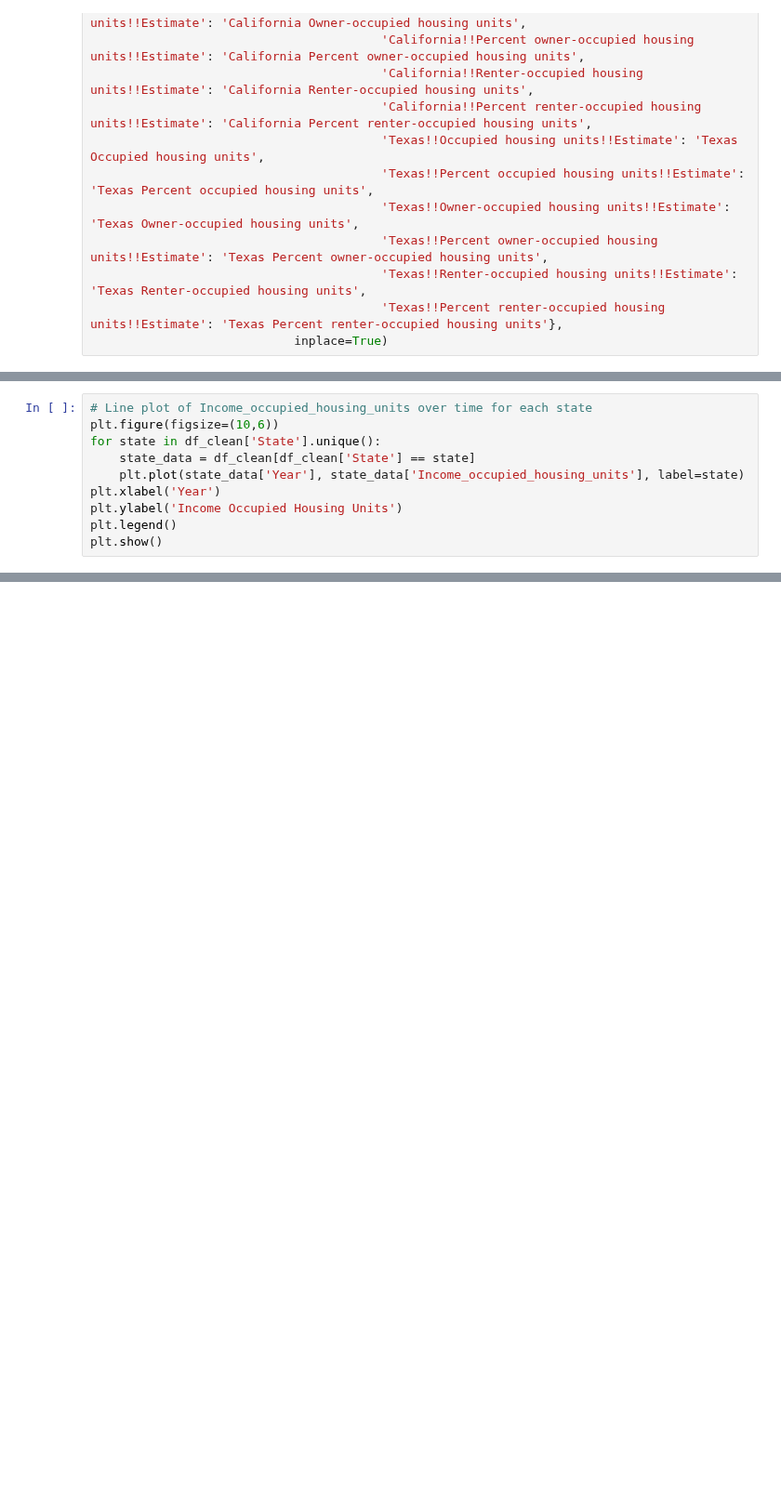
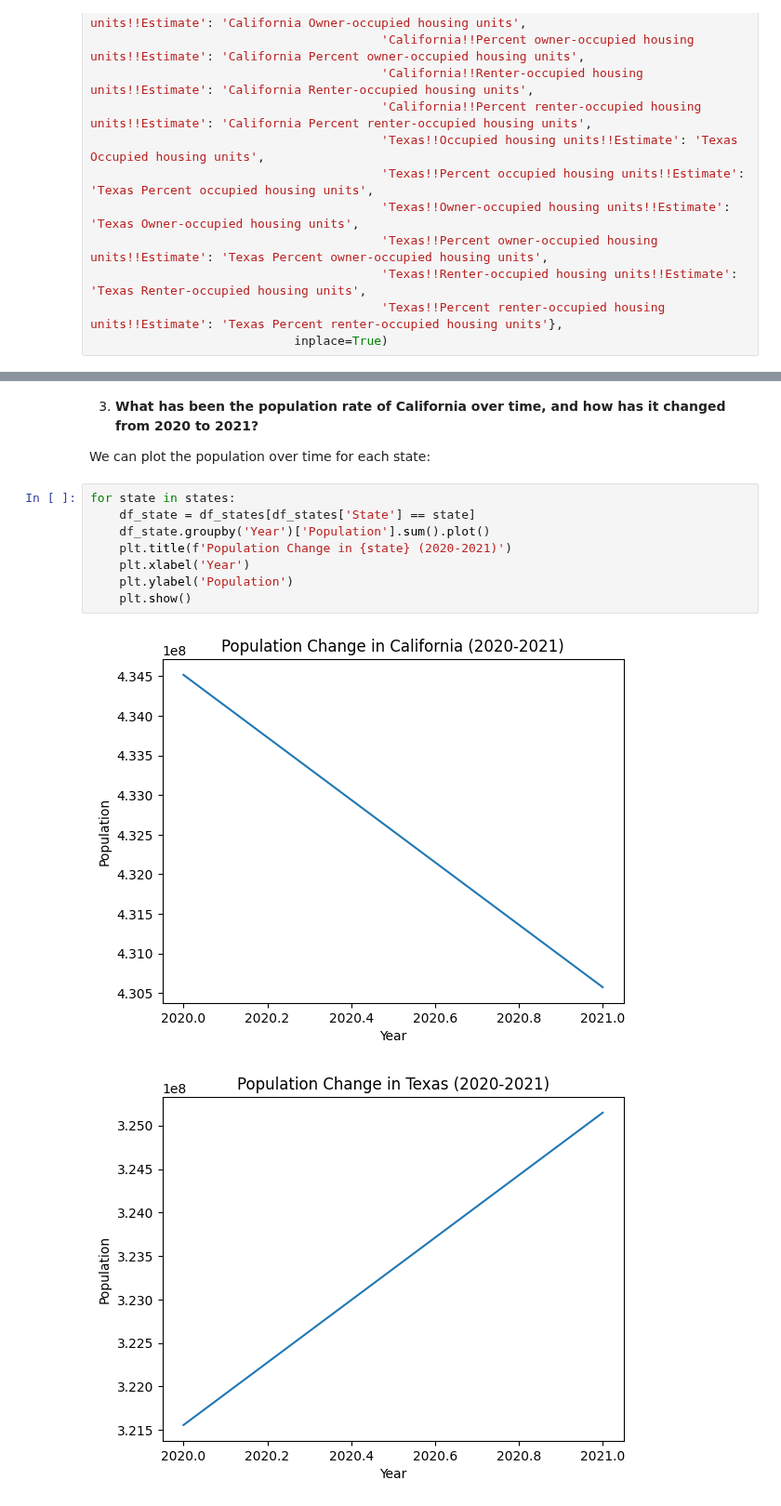
Before and after one commit to ahvuong/COGS108_Data_Science_In_Practice, a Jupyter notebook: DataCheckpointGroup_Sp23_AAA-H.ipynb, the cells around one changed output, grey strips where cells are left out. Shown at 93% size. Cells and saved outputs as stored; diff of their text form; blank space fills up the shorter version.

```diff
--- a/DataCheckpointGroup_Sp23_AAA-H.ipynb
+++ b/DataCheckpointGroup_Sp23_AAA-H.ipynb
@@ -819,10 +781,0 @@ df_clean.describe()
-# %%
-# Line plot of Income_occupied_housing_units over time for each state
-plt.figure(figsize=(10,6))
-for state in df_clean['State'].unique():
-    state_data = df_clean[df_clean['State'] == state]
-    plt.plot(state_data['Year'], state_data['Income_occupied_housing_units'], label=state)
-plt.xlabel('Year')
-plt.ylabel('Income Occupied Housing Units')
-plt.legend()
-plt.show()
@@ -864,0 +878,15 @@ plt.show()
+# %% [markdown]
+3. **What has been the population rate of California over time, and how has it changed from 2020 to 2021?**
+
+We can plot the population over time for each state:
+# %%
+for state in states:
+    df_state = df_states[df_states['State'] == state]
+    df_state.groupby('Year')['Population'].sum().plot()
+    plt.title(f'Population Change in {state} (2020-2021)')
+    plt.xlabel('Year')
+    plt.ylabel('Population')
+    plt.show()
+# %% [output]
+[figure, added]
+[figure, added]
```
Also changed, not shown: parts of 49 cells of this notebook.
